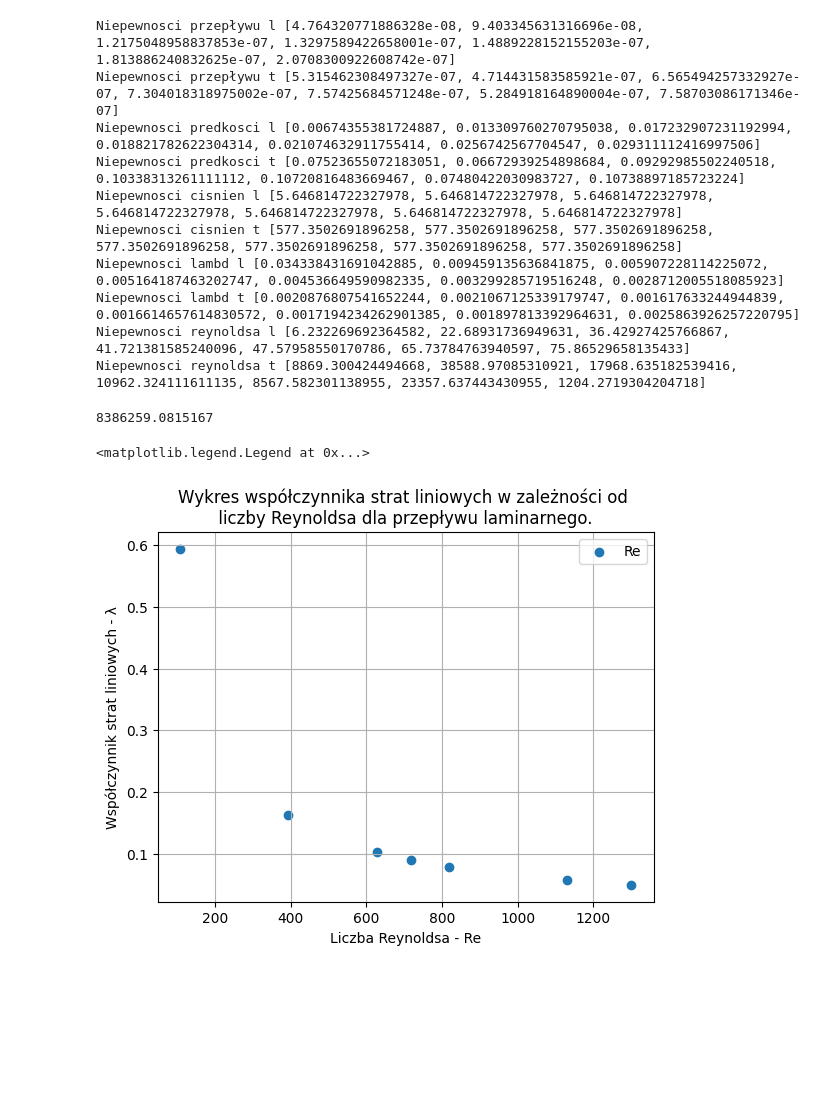
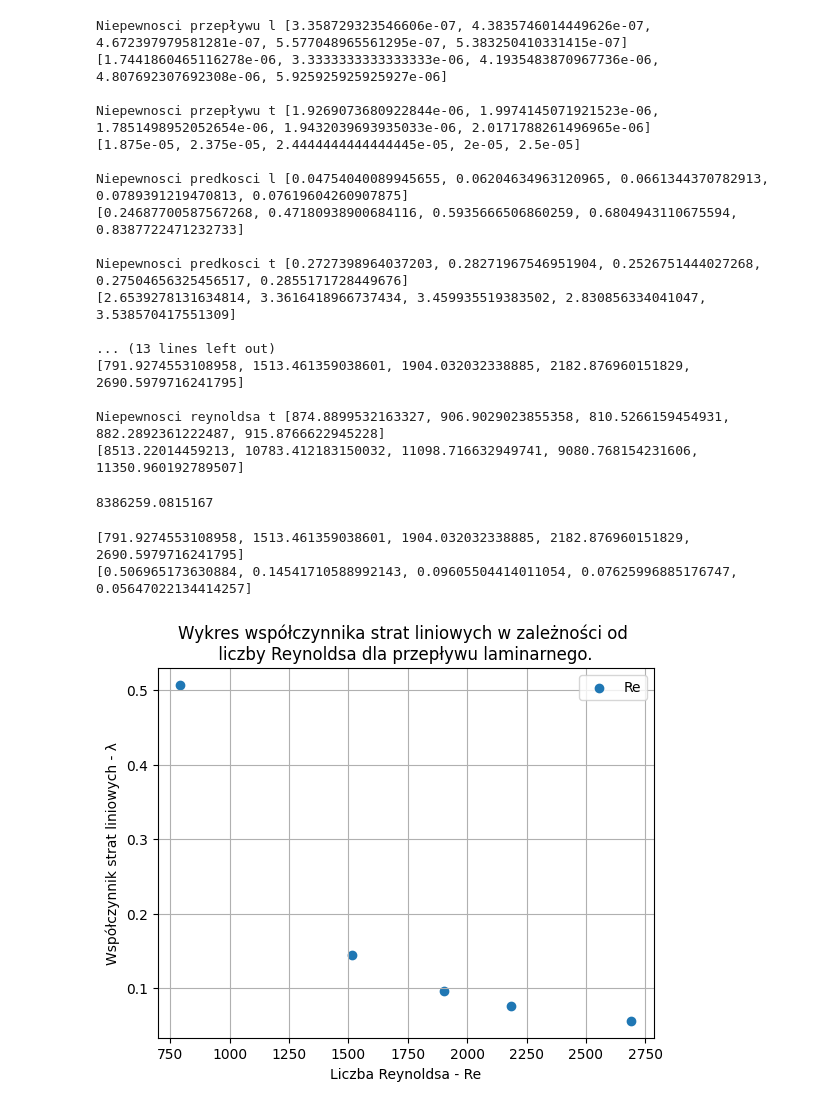
Before and after one commit to RudyJakub/jupyter_laby, a Jupyter notebook: fluids.ipynb, the cells around one changed output. Cells and saved outputs as stored; diff of their text form; code cells hidden in the pictures; blank space fills up the shorter version.

```diff
--- a/fluids.ipynb
+++ b/fluids.ipynb
@@ -39,13 +43,14 @@ Re_t = [(0.3164/lambda_t[i])**4 for i in range(n)]
 # %%
-"""ub_zbiornik = 0.000025 / (3 ** (1/2)) # l
+ub_zbiornik = 0.000025 / (3 ** (1/2)) # l
 ub_czas = 0.5 / (3 ** (1/2)) # s
 ub_manometru_l = 0.001 / (3 ** (1/2)) # m
 ub_manometru_t = 1000 / (3 ** (1/2)) # Pa
 
+ro = 997.62
+lepkosc_wody = 0.000933
 n = 5
 d = 0.003
 l = 0.400
-ro = 997
 A = 3.14 * d * d / 4
 
 h1 = [0.21, 0.22, 0.23, 0.24, 0.27]
@@ -73,8 +78,11 @@ v_t = [Przep_t[i]/A for i in range(n)]
 lambda_l = [2*d*p_l[i] / l / ro / v_l[i] / v_l[i] for i in range(n)]
 lambda_t = [2*d*p_t[i] / l / ro / v_t[i] / v_t[i] for i in range(n)]
 
+
+Reynold_l = [ro * v_l[i] * d / lepkosc_wody for i in range(n)]
+Reynold_t = [ro * v_t[i] * d / lepkosc_wody for i in range(n)]
+
 Re_l = [64 / lambda_l[i] for i in range(n)]
 Re_t = [(0.3164/lambda_t[i])**4 for i in range(n)]
-"""
 # %%
 def uPrzeplywu(V, t):
@@ -112,25 +130,51 @@ niepewnosci_re_t = [uReT(lambda_t[i], niepewnosci_lambd_t[i]) for i in range(n)]
 # %%
 print("Niepewnosci przepływu l", niepewnosci_przeplywu_l)
+print(Przep_l)
+print()
 print("Niepewnosci przepływu t", niepewnosci_przeplywu_t)
+print(Przep_t)
+print()
 print("Niepewnosci predkosci l", niepewnosci_predkosci_l)
+print(v_l)
+print()
 print("Niepewnosci predkosci t", niepewnosci_predkosci_t)
+print(v_t)
+print()
 print("Niepewnosci cisnien l", niepewnosci_cisnien_l)
+print(p_l)
+print()
 print("Niepewnosci cisnien t", niepewnosci_cisnien_t)
+print(p_t)
+print()
 print("Niepewnosci lambd l", niepewnosci_lambd_l)
+print(lambda_l)
+print()
 print("Niepewnosci lambd t", niepewnosci_lambd_t)
-print("Niepewnosci reynoldsa l", niepewnosci_re_l)
-print("Niepewnosci reynoldsa t", niepewnosci_re_t)
+print(lambda_t)
+print()
+print("Niepewnosci reynoldsa l", niepewnosci_reynold_l)
+print(Reynold_l)
+print()
+print("Niepewnosci reynoldsa t", niepewnosci_reynold_t)
+print(Reynold_t)
 # %% [output]
-Niepewnosci przepływu l [4.764320771886328e-08, 9.403345631316696e-08, 1.2175048958837853e-07, 1.3297589422658001e-07, 1.4889228152155203e-07, 1.813886240832625e-07, 2.0708300922608742e-07]
-Niepewnosci przepływu t [5.315462308497327e-07, 4.714431583585921e-07, 6.565494257332927e-07, 7.304018318975002e-07, 7.57425684571248e-07, 5.284918164890004e-07, 7.58703086171346e-07]
-Niepewnosci predkosci l [0.00674355381724887, 0.013309760270795038, 0.017232907231192994, 0.018821782622304314, 0.021074632911755414, 0.0256742567704547, 0.029311112416997506]
-Niepewnosci predkosci t [0.07523655072183051, 0.06672939254898684, 0.09292985502240518, 0.10338313261111112, 0.10720816483669467, 0.07480422030983727, 0.10738897185723224]
-Niepewnosci cisnien l [5.646814722327978, 5.646814722327978, 5.646814722327978, 5.646814722327978, 5.646814722327978, 5.646814722327978, 5.646814722327978]
-Niepewnosci cisnien t [577.3502691896258, 577.3502691896258, 577.3502691896258, 577.3502691896258, 577.3502691896258, 577.3502691896258, 577.3502691896258]
-Niepewnosci lambd l [0.034338431691042885, 0.009459135636841875, 0.005907228114225072, 0.005164187463202747, 0.004536649590982335, 0.003299285719516248, 0.0028712005518085923]
-Niepewnosci lambd t [0.0020876807541652244, 0.0021067125339179747, 0.001617633244944839, 0.0016614657614830572, 0.0017194234262901385, 0.001897813392964631, 0.0025863926257220795]
-Niepewnosci reynoldsa l [6.232269692364582, 22.68931736949631, 36.42927425766867, 41.721381585240096, 47.57958550170786, 65.73784763940597, 75.86529658135433]
-Niepewnosci reynoldsa t [8869.300424494668, 38588.97085310921, 17968.635182539416, 10962.324111611135, 8567.582301138955, 23357.637443430955, 1204.2719304204718]
+Niepewnosci przepływu l [3.358729323546606e-07, 4.3835746014449626e-07, 4.672397979581281e-07, 5.577048965561295e-07, 5.383250410331415e-07]
+[1.7441860465116278e-06, 3.3333333333333333e-06, 4.1935483870967736e-06, 4.807692307692308e-06, 5.925925925925927e-06]
+
+Niepewnosci przepływu t [1.9269073680922844e-06, 1.9974145071921523e-06, 1.7851498952052654e-06, 1.9432039693935033e-06, 2.0171788261496965e-06]
+[1.875e-05, 2.375e-05, 2.4444444444444445e-05, 2e-05, 2.5e-05]
+
+Niepewnosci predkosci l [0.04754040089945655, 0.06204634963120965, 0.0661344370782913, 0.0789391219470813, 0.07619604260907875]
+[0.24687700587567268, 0.47180938900684116, 0.5935666506860259, 0.6804943110675594, 0.8387722471232733]
+
+Niepewnosci predkosci t [0.2727398964037203, 0.28271967546951904, 0.2526751444027268, 0.27504656325456517, 0.2855171728449676]
+[2.6539278131634814, 3.3616418966737434, 3.459935519383502, 2.830856334041047, 3.538570417551309]
+
+... (13 lines left out)
+[791.9274553108958, 1513.461359038601, 1904.032032338885, 2182.876960151829, 2690.5979716241795]
+
+Niepewnosci reynoldsa t [874.8899532163327, 906.9029023855358, 810.5266159454931, 882.2892361222487, 915.8766622945228]
+[8513.22014459213, 10783.412183150032, 11098.716632949741, 9080.768154231606, 11350.960192789507]
 # %%
 ### RUROCIĄG
 
@@ -155,15 +199,19 @@ print(moc_pompy)
 # %%
 import matplotlib.pyplot as plt
 
 plt.title("Wykres współczynnika strat liniowych w zależności od \n liczby Reynoldsa dla przepływu laminarnego. ", loc = 'center')
 plt.xlabel("Liczba Reynoldsa - Re")
 plt.ylabel("Współczynnik strat liniowych - λ")
 plt.grid()
-plt.scatter(Re_l, lambda_l)
+plt.scatter(Reynold_l, lambda_l)
 plt.legend(['Re'])
+
+print(Reynold_l)
+print(lambda_l)
 # %% [output]
-<matplotlib.legend.Legend at 0x...>
+[791.9274553108958, 1513.461359038601, 1904.032032338885, 2182.876960151829, 2690.5979716241795]
+[0.506965173630884, 0.14541710588992143, 0.09605504414011054, 0.07625996885176747, 0.05647022134414257]
-[figure, old version]
+[figure, new version]
 # %%
 import matplotlib.pyplot
 
```
Also changed, not shown: parts of 4 cells of this notebook, 2 other files.
